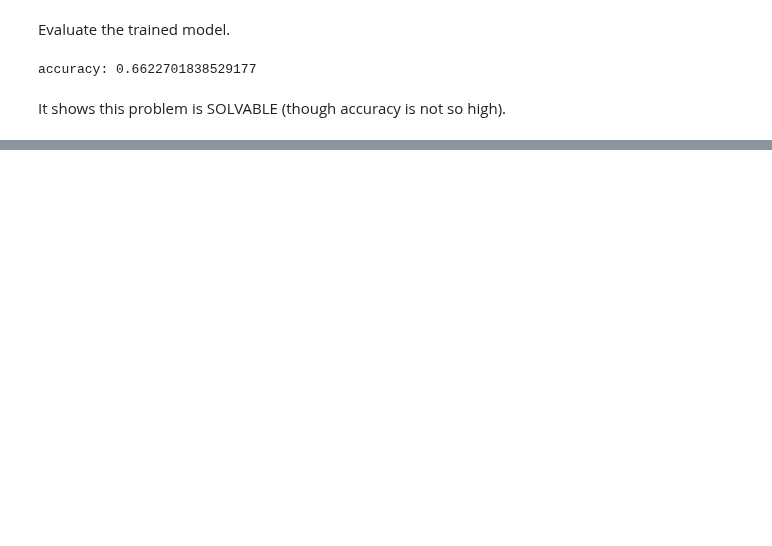
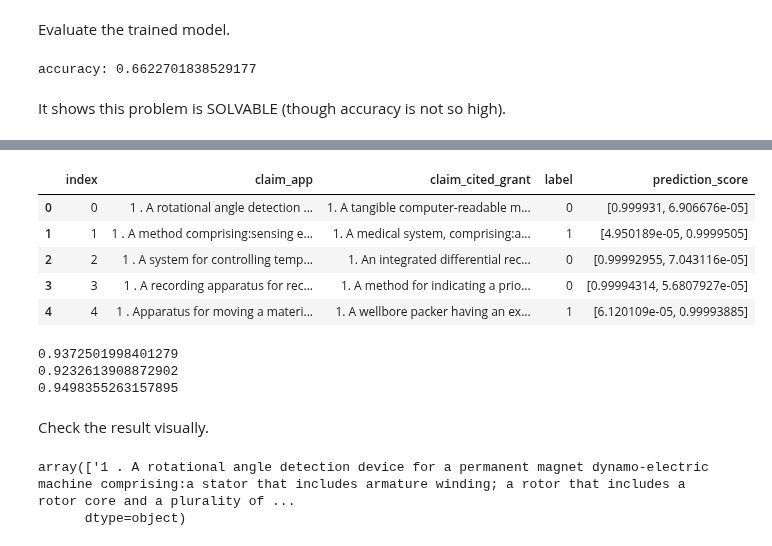
Before and after one commit to yoheikikuta/US-patent-analysis, a Jupyter notebook: notebook/bert_classification.ipynb, the cells around one changed output, grey strips where cells are left out. Drawn from its saved outputs; the diff is of its cells as text; code cells hidden in the pictures; blank space fills up the shorter version.

Commit message:
Update bert classification notebook

```diff
--- a/notebook/bert_classification.ipynb
+++ b/notebook/bert_classification.ipynb
@@ -510,0 +727,11 @@ It shows this problem is SOLVABLE (though accuracy is not so high).
+# %%
+test_df = pd.read_pickle("../data/bert-training-results/patent_1000/predict_result_df.pkl")
+# %%
+test_df.head()
+# %% [output]
+|  | index | claim_app | claim_cited_grant | label | prediction_score |
+| 0 | 0 | 1 . A rotational angle detection ... | 1. A tangible computer-readable m... | 0 | [0.999931, 6.906676e-05] |
+| 1 | 1 | 1 . A method comprising:sensing e... | 1. A medical system, comprising:a... | 1 | [4.950189e-05, 0.9999505] |
+| 2 | 2 | 1 . A system for controlling temp... | 1. An integrated differential rec... | 0 | [0.99992955, 7.043116e-05] |
+| 3 | 3 | 1 . A recording apparatus for rec... | 1. A method for indicating a prio... | 0 | [0.99994314, 5.6807927e-05] |
+| 4 | 4 | 1 . Apparatus for moving a materi... | 1. A wellbore packer having an ex... | 1 | [6.120109e-05, 0.99993885] |
@@ -510,0 +746,15 @@ It shows this problem is SOLVABLE (though accuracy is not so high).
+# %%
+print(accuracy)
+print(precision)
+print(recall)
+# %% [output]
+0.9372501998401279
+0.9232613908872902
+0.9498355263157895
+# %% [markdown]
+Check the result visually.
+# %%
+test_df.loc[0,['claim_app']].values
+# %% [output]
+array(['1 . A rotational angle detection device for a permanent magnet dynamo-electric machine comprising:a stator that includes armature winding; a rotor that includes a rotor core and a plurality of ...
+      dtype=object)
```
Also changed, not shown: parts of 66 cells of this notebook.
